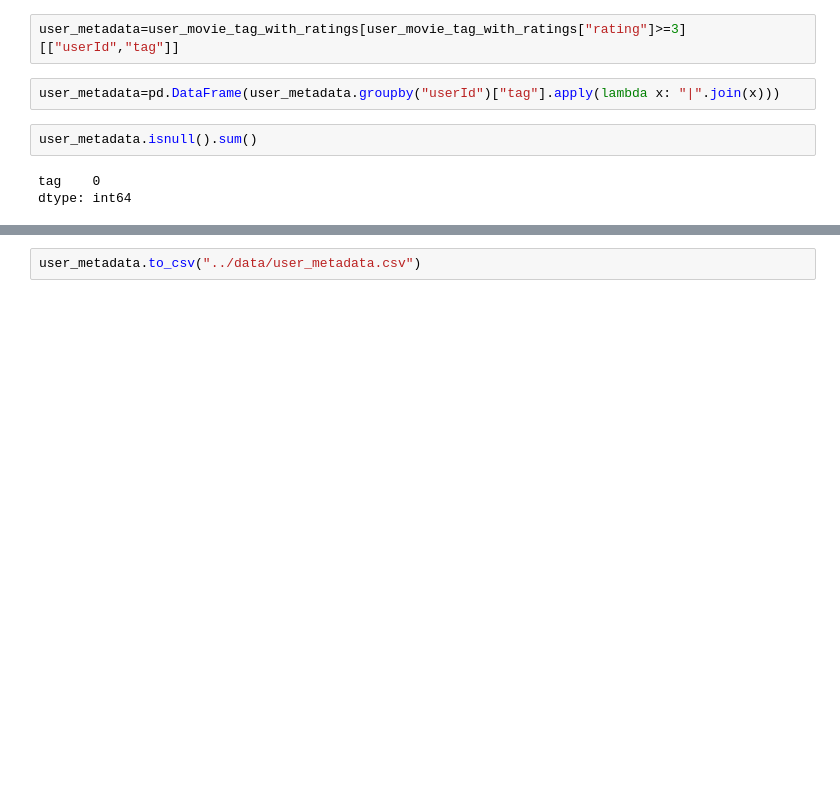
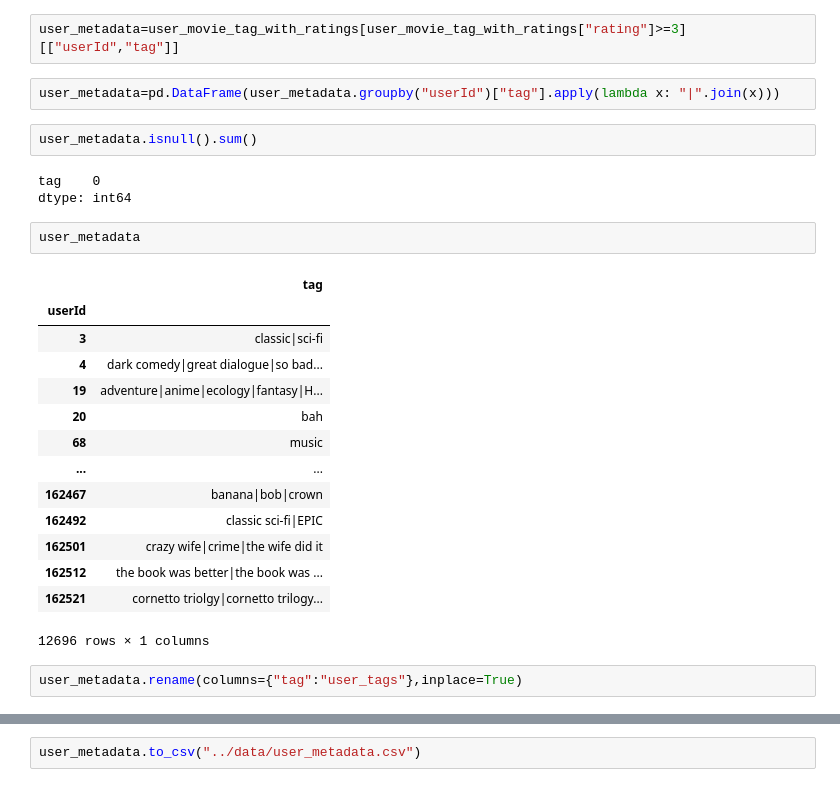
Before and after one commit to ashwiniyer176/MovieLens-Recommendation-System, a Jupyter notebook: notebooks/User_Metadata_Creation.ipynb, the cells around one changed output, grey strips where cells are left out. Drawn from its saved outputs; the diff is of its cells as text; blank space fills up the shorter version.

```diff
--- a/notebooks/User_Metadata_Creation.ipynb
+++ b/notebooks/User_Metadata_Creation.ipynb
@@ -37,3 +37,22 @@ user_metadata.isnull().sum()
 # %% [output]
 tag    0
 dtype: int64
+# %%
+user_metadata
+# %% [output]
+|  | tag |
+| userId |  |
+| 3 | classic|sci-fi |
+| 4 | dark comedy|great dialogue|so bad... |
+| 19 | adventure|anime|ecology|fantasy|H... |
+| 20 | bah |
+| 68 | music |
+| ... | ... |
+| 162467 | banana|bob|crown |
+| 162492 | classic sci-fi|EPIC |
+| 162501 | crazy wife|crime|the wife did it |
+| 162512 | the book was better|the book was ... |
+| 162521 | cornetto triolgy|cornetto trilogy... |
+12696 rows × 1 columns
+# %%
+user_metadata.rename(columns={"tag":"user_tags"},inplace=True)
```
Also changed, not shown: parts of 13 cells of this notebook, 7 other files.
